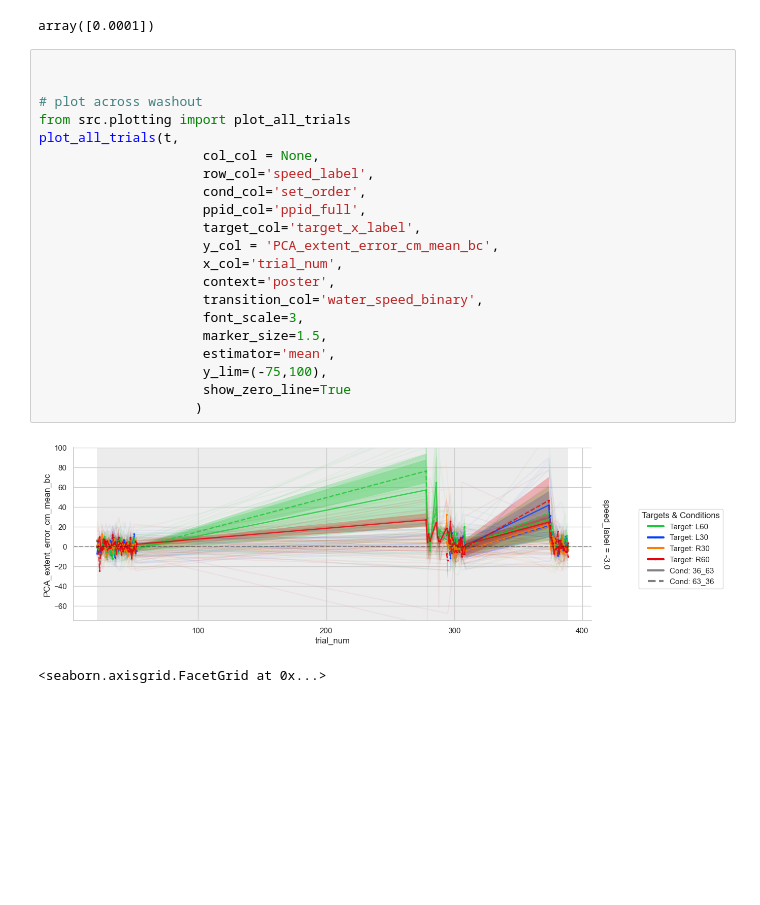
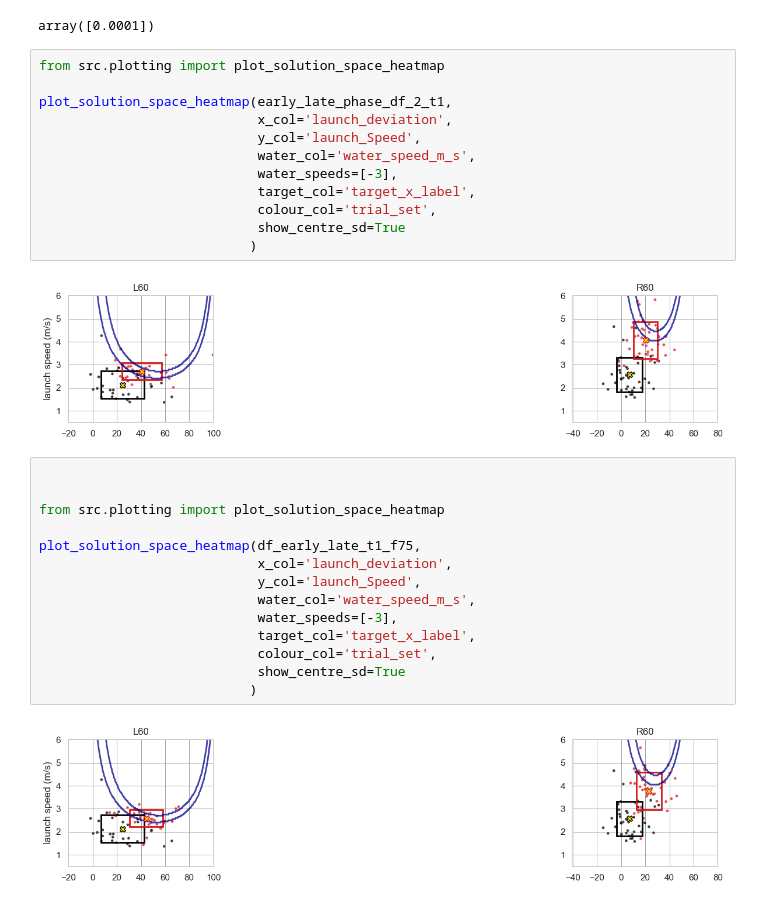
Before and after one commit to jacobjb02/vr-motor-adaptation-notebooks, a Jupyter notebook: Notebook/Spatial_Generalization_working.ipynb, the cells around one changed output. Cells and saved outputs as stored; diff of their text form; blank space fills up the shorter version.

```diff
--- a/Notebook/Spatial_Generalization_working.ipynb
+++ b/Notebook/Spatial_Generalization_working.ipynb
@@ -805,27 +796,33 @@ Saved: ..\data\spatial_generalization\baseline_washout_novel_TU_3.0M_spatial_gen
 np.unique(t['water_speed_m_s'])
 # %% [output]
 array([0.0001])
-# %%
-
-
-# plot across washout
-from src.plotting import plot_all_trials
-plot_all_trials(t,
-                     col_col = None,
-                     row_col='speed_label',
-                     cond_col='set_order',
-                     ppid_col='ppid_full',
-                     target_col='target_x_label',
-                     y_col = 'PCA_extent_error_cm_mean_bc',
-                     x_col='trial_num',
-                     context='poster',
-                     transition_col='water_speed_binary',
-                     font_scale=3,
-                     marker_size=1.5,
-                     estimator='mean',
-                     y_lim=(-75,100),
-                     show_zero_line=True
-                    )
-# %% [output]
-[figure, removed]
-<seaborn.axisgrid.FacetGrid at 0x...>
+# %%
+from src.plotting import plot_solution_space_heatmap
+
+plot_solution_space_heatmap(early_late_phase_df_2_t1,
+                            x_col='launch_deviation',
+                            y_col='launch_Speed',
+                            water_col='water_speed_m_s',
+                            water_speeds=[-3],
+                            target_col='target_x_label',
+                            colour_col='trial_set',
+                            show_centre_sd=True
+                           )
+# %% [output]
+[figure, added]
+# %%
+
+
+from src.plotting import plot_solution_space_heatmap
+
+plot_solution_space_heatmap(df_early_late_t1_f75,
+                            x_col='launch_deviation',
+                            y_col='launch_Speed',
+                            water_col='water_speed_m_s',
+                            water_speeds=[-3],
+                            target_col='target_x_label',
+                            colour_col='trial_set',
+                            show_centre_sd=True
+                           )
+# %% [output]
+[figure, added]
```
Also changed, not shown: parts of 13 cells of this notebook, 4 other files.
